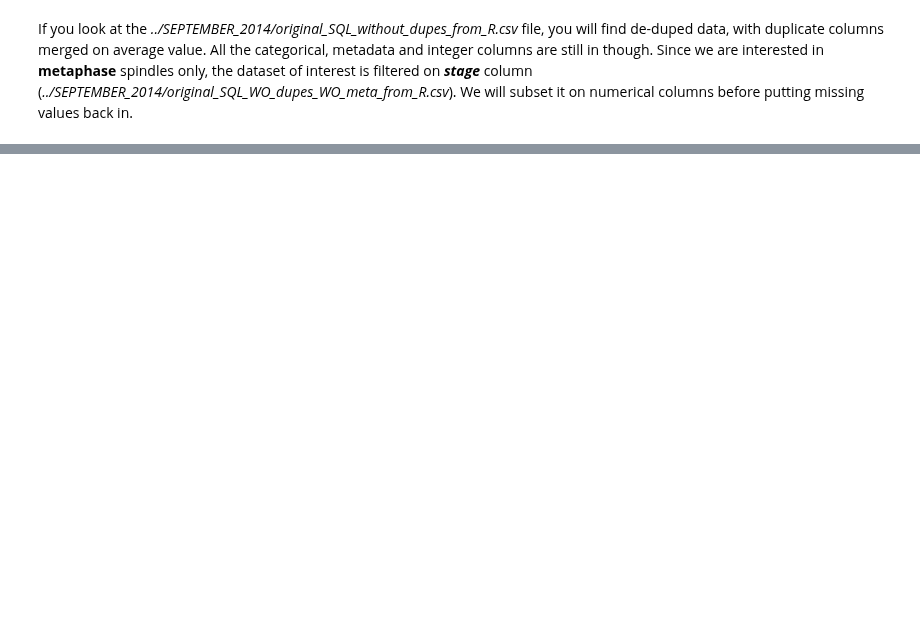
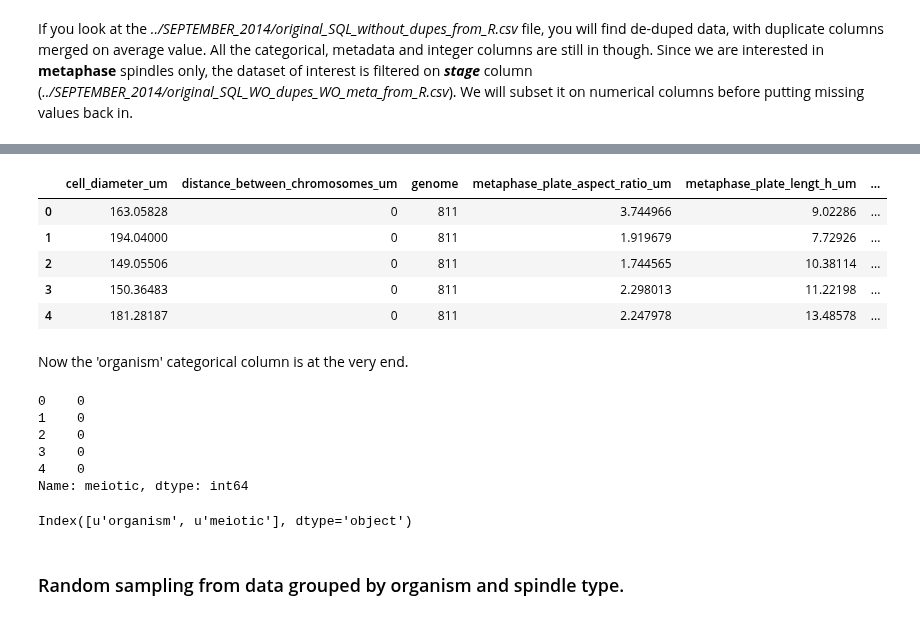
Before and after one commit to emmaggie/SPINDLE_ZOO, a Jupyter notebook: SEPTEMBER_2014/A_Marina_spindle_zoo_part7_missing_data.ipynb, the cells around one changed output, grey strips where cells are left out. Cells and saved outputs as stored; diff of their text form; code cells hidden in the pictures; blank space fills up the shorter version.

```diff
--- a/SEPTEMBER_2014/A_Marina_spindle_zoo_part7_missing_data.ipynb
+++ b/SEPTEMBER_2014/A_Marina_spindle_zoo_part7_missing_data.ipynb
@@ -27,0 +79,20 @@ Index([u'Unnamed: 0', u'date', u'image', u'objective', u'time_pf', u'num_of_cell
+# %%
+input_df[np.append(continuous_vars,'organism')].head()
+# %% [output]
+|  | cell_diameter_um | distance_between_chromosomes_um | genome | metaphase_plate_aspect_ratio_um | metaphase_plate_lengt_h_um | ... |
+| 0 | 163.05828 | 0 | 811 | 3.744966 | 9.02286 | ... |
+| 1 | 194.04000 | 0 | 811 | 1.919679 | 7.72926 | ... |
+| 2 | 149.05506 | 0 | 811 | 1.744565 | 10.38114 | ... |
+| 3 | 150.36483 | 0 | 811 | 2.298013 | 11.22198 | ... |
+| 4 | 181.28187 | 0 | 811 | 2.247978 | 13.48578 | ... |
+# %% [markdown]
+Now the 'organism' categorical column is at the very end.
+# %%
+input_df.meiotic.head()
+# %% [output]
+0    0
+1    0
+2    0
+3    0
+4    0
+Name: meiotic, dtype: int64
@@ -27,0 +101,6 @@ Index([u'Unnamed: 0', u'date', u'image', u'objective', u'time_pf', u'num_of_cell
+# %%
+input_df_cont_wORG.columns[-2:]
+# %% [output]
+Index([u'organism', u'meiotic'], dtype='object')
+# %% [markdown]
+### Random sampling from data grouped by organism and spindle type.
```
Also changed, not shown: parts of 18 cells of this notebook, 6 other files.
